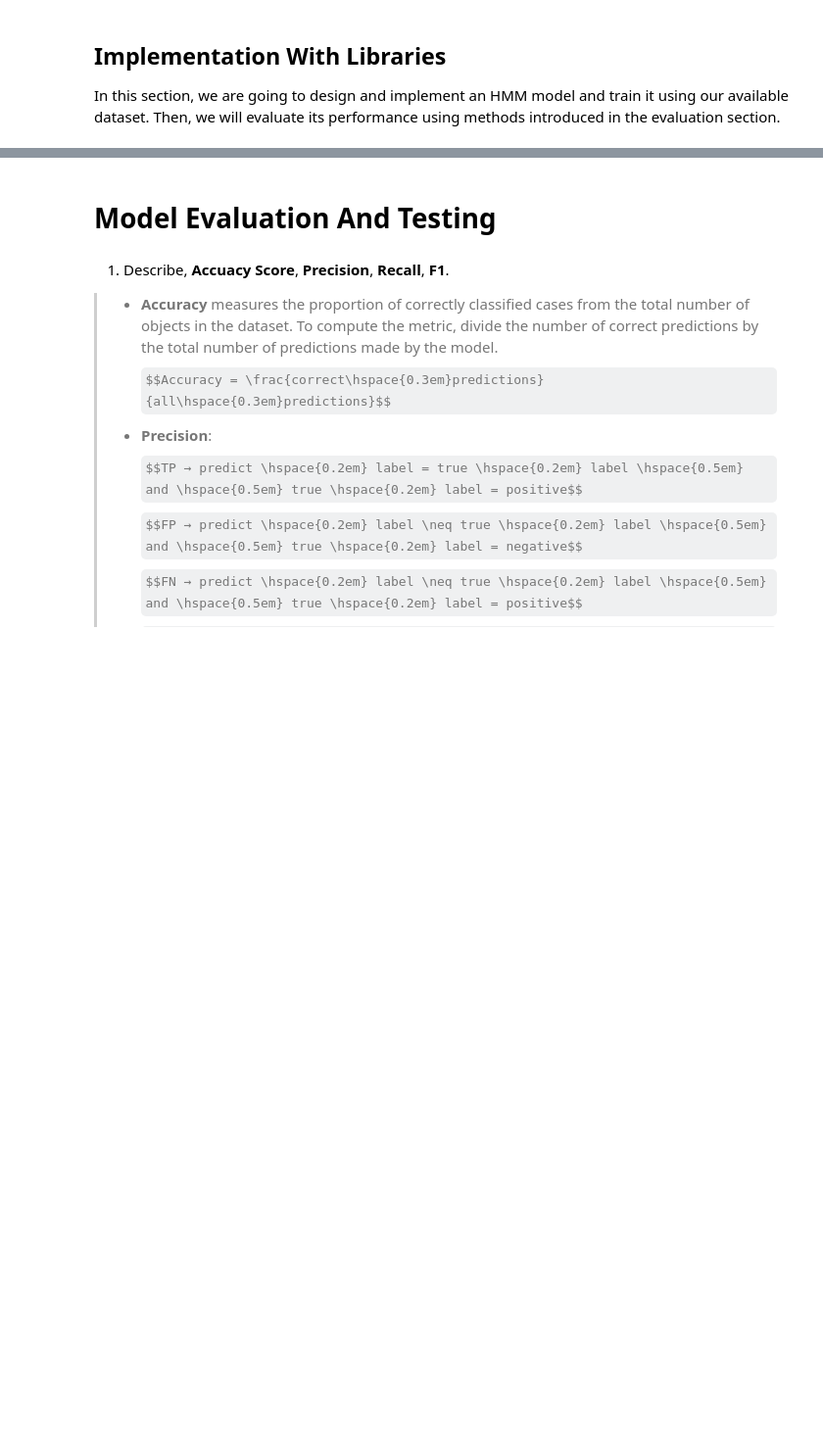
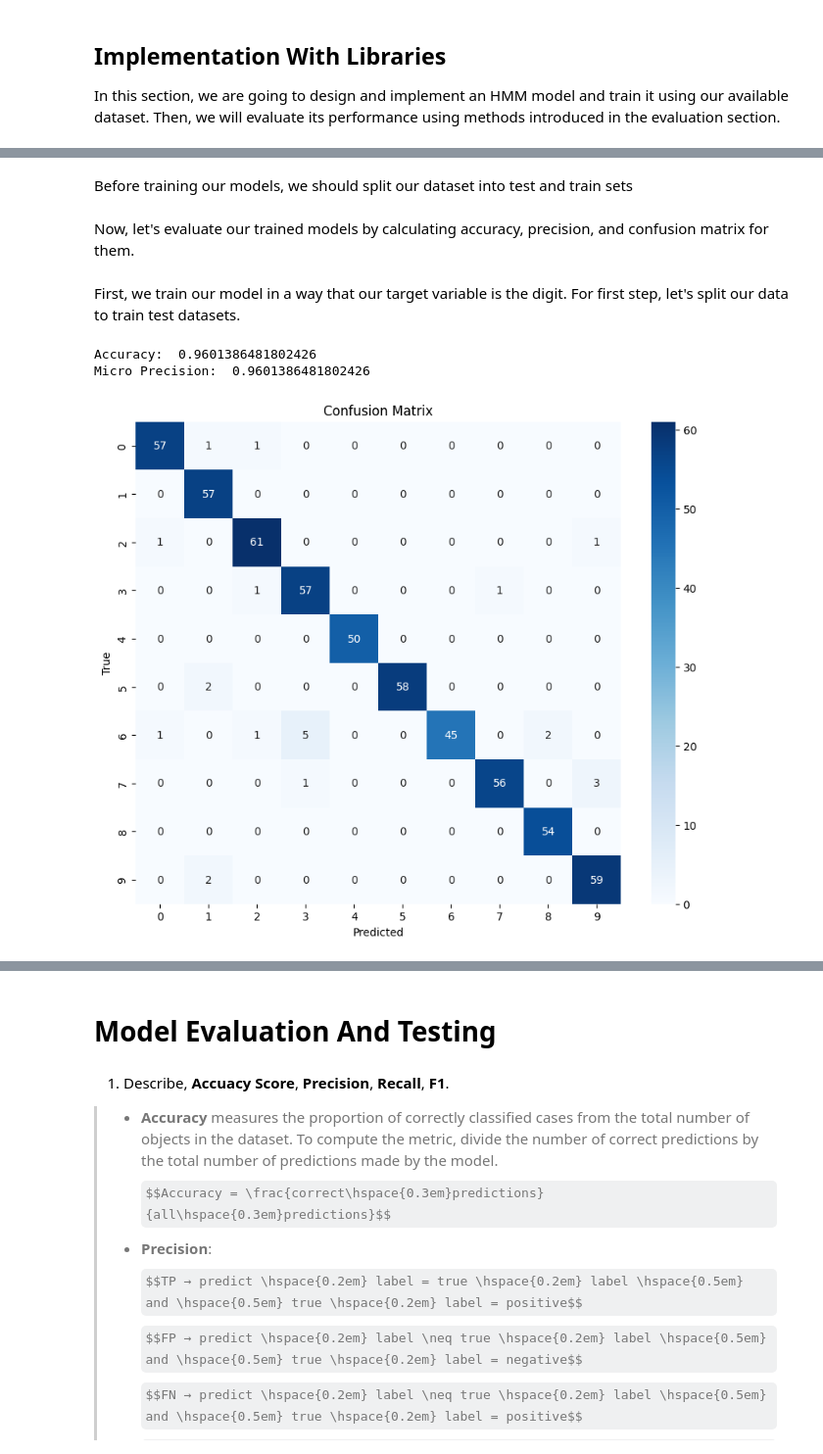
Before and after one commit to ArshiAbolghasemi/AI-UT, a Jupyter notebook: hidden-markov-models/speech_recognition.ipynb, the cells around one changed output, grey strips where cells are left out. Shown at 98% size. Drawn from its saved outputs; the diff is of its cells as text; code cells hidden in the pictures; some formulas as TeX source; blank space fills up the shorter version.

```diff
--- a/hidden-markov-models/speech_recognition.ipynb
+++ b/hidden-markov-models/speech_recognition.ipynb
@@ -284,8 +252,3 @@ X_test shape:  (40042, 13)
 # %% [markdown]
 ## Implementation With Libraries
 In this section, we are going to design and implement an HMM model and train it using our available dataset. Then, we will evaluate its performance using methods introduced in the evaluation section.
-# %%
-lib_model = hmm.GaussianHMM(n_components=N_COMPONENTS,
-                            covariance_type=DEFAULT_COVARIANCE_TYPE,
-                            n_iter=N_ITERATE)
-lib_model.fit(X_train)
@@ -304,0 +269,2 @@ lib_hmm_model_wrapper.print_matrices()
+# %% [markdown]
+Before training our models, we should split our dataset into test and train sets
@@ -304,0 +291,45 @@ lib_hmm_model_wrapper.print_matrices()
+# %% [markdown]
+Now, let's evaluate our trained models by calculating accuracy, precision, and confusion matrix for them.
+# %%
+def plot_confusion_matrix(confusion_matrix: np.ndarray) -> None:
+  plt.figure(figsize=(10, 8))
+  sns.heatmap(confusion_matrix, annot=True, cmap='Blues', fmt='d')
+  plt.xlabel('Predicted')
+  plt.ylabel('True')
+  plt.title('Confusion Matrix')
+  plt.show()
+
+def evaluate_model_digits(trained_models: Dict[Union[int, str], hmm.GaussianHMM],
+                          mfcc_feats_test: List[np.ndarray],
+                          Y_test: List[Union[int, str]]) -> None:
+  Y_predict = []
+  test_size = len(mfcc_feats_test)
+  for y, mfcc in zip(Y_test, mfcc_feats_test):
+    max_score = float('-inf')
+    predict = None
+    for label, hmm in trained_models.items():
+      score = hmm.score(mfcc)
+      if not score > max_score: continue
+
+      max_score = score
+      predict = label
+
+    Y_predict.append(predict)
+
+  accuracy = accuracy_score(Y_test, Y_predict)
+  print("Accuracy: ", accuracy)
+  precision = precision_score(Y_test, Y_predict, average='micro')
+  print("Micro Precision: ", precision)
+  cm = confusion_matrix(Y_test, Y_predict)
+  plot_confusion_matrix(cm)
+# %% [markdown]
+First, we train our model in a way that our target variable is the digit.
+For first step, let's split our data to train test datasets.
+# %%
+X_train, X_test, Y_test = split_test_train_data(mfcc_features_group_by_digit)
+digit_target_var_trained_models = train_hmms(mfcc_features_group_by_digit)
+evaluate_model_digits(digit_target_var_trained_models, X_test, Y_test)
+# %% [output]
+Accuracy:  0.9601386481802426
+Micro Precision:  0.9601386481802426
+[figure, added]
```
Also changed, not shown: parts of 19 cells of this notebook.
